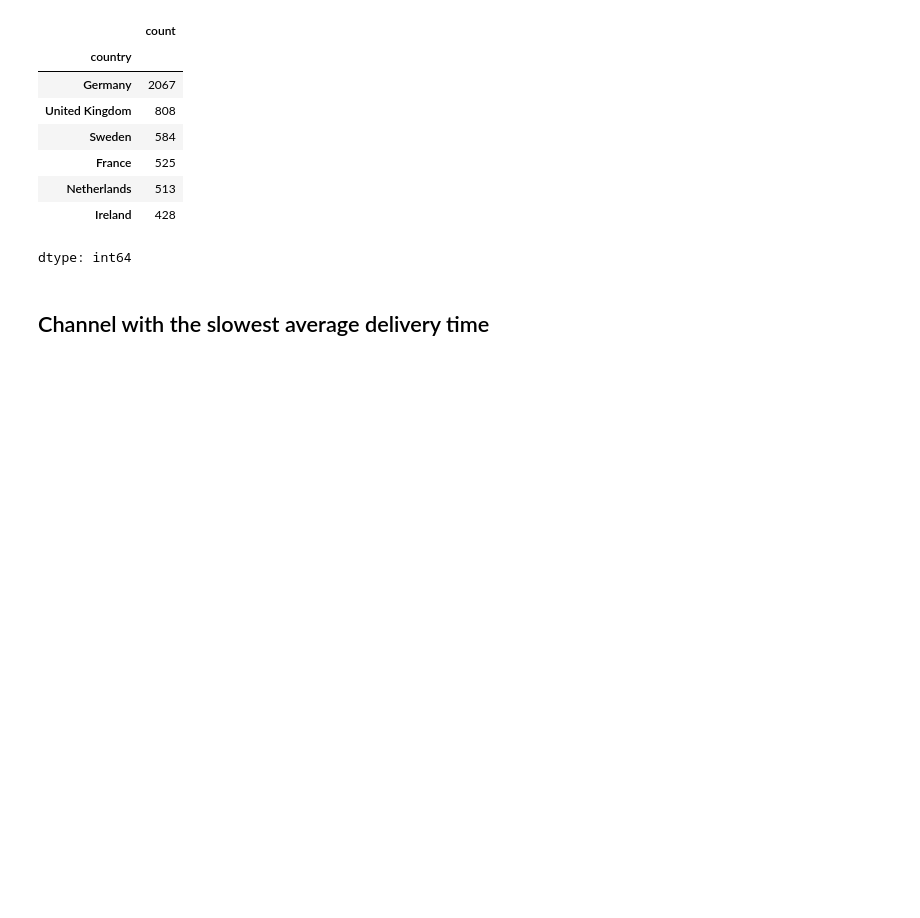
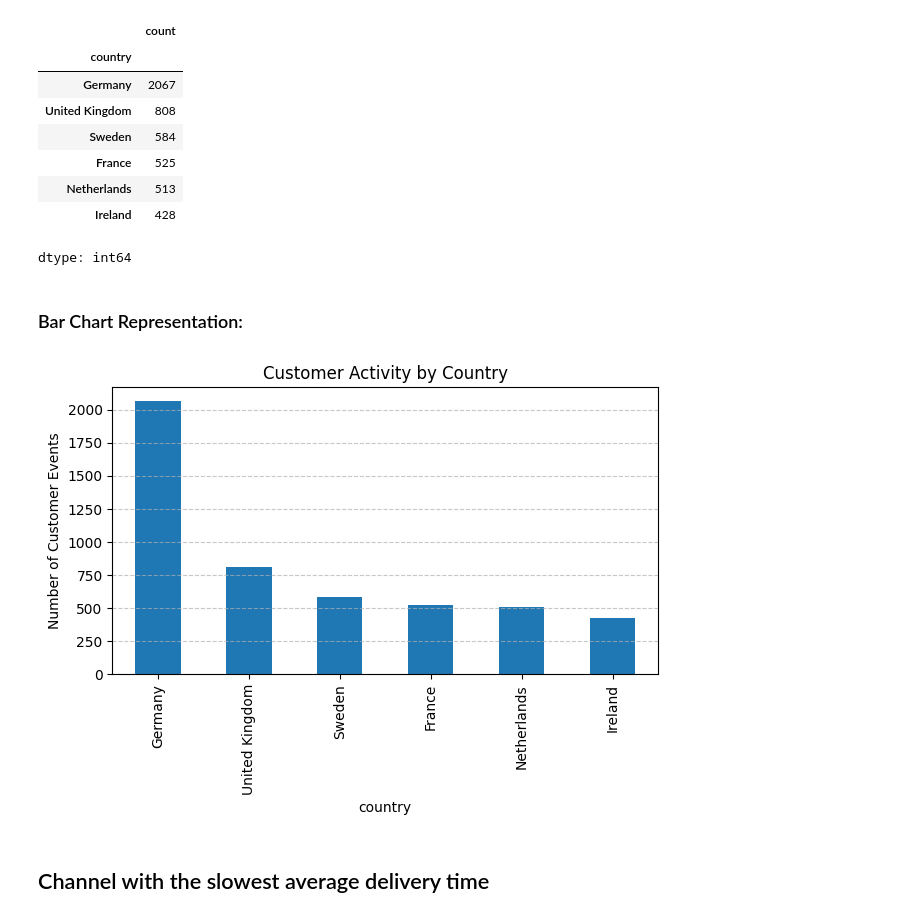
Before and after one commit to EzinneUfondu/Big-Data-, a Jupyter notebook: customer_behaviour.ipynb, the cells around one changed output. Cells and saved outputs as stored; diff of their text form; code cells hidden in the pictures; blank space fills up the shorter version.

```diff
--- a/customer_behaviour.ipynb
+++ b/customer_behaviour.ipynb
@@ -132,6 +146,20 @@ customer['country'].value_counts()
 | Netherlands | 513 |
 | Ireland | 428 |
 dtype: int64
+# %% [markdown]
+### Bar Chart Representation:
+# %%
+import matplotlib.pyplot as plt
+country_events = customer['country'].value_counts()
+
+country_events.plot(kind='bar')
+plt.title('Customer Activity by Country')
+plt.xlabel('country')
+plt.ylabel('Number of Customer Events')
+plt.tight_layout()
+plt.grid(axis='y', linestyle='--', alpha=0.7)
+# %% [output]
+[figure, added]
 # %% [markdown]
 ## Channel with the slowest average delivery time
 # %%
```
Also changed, not shown: parts of 5 cells of this notebook.
